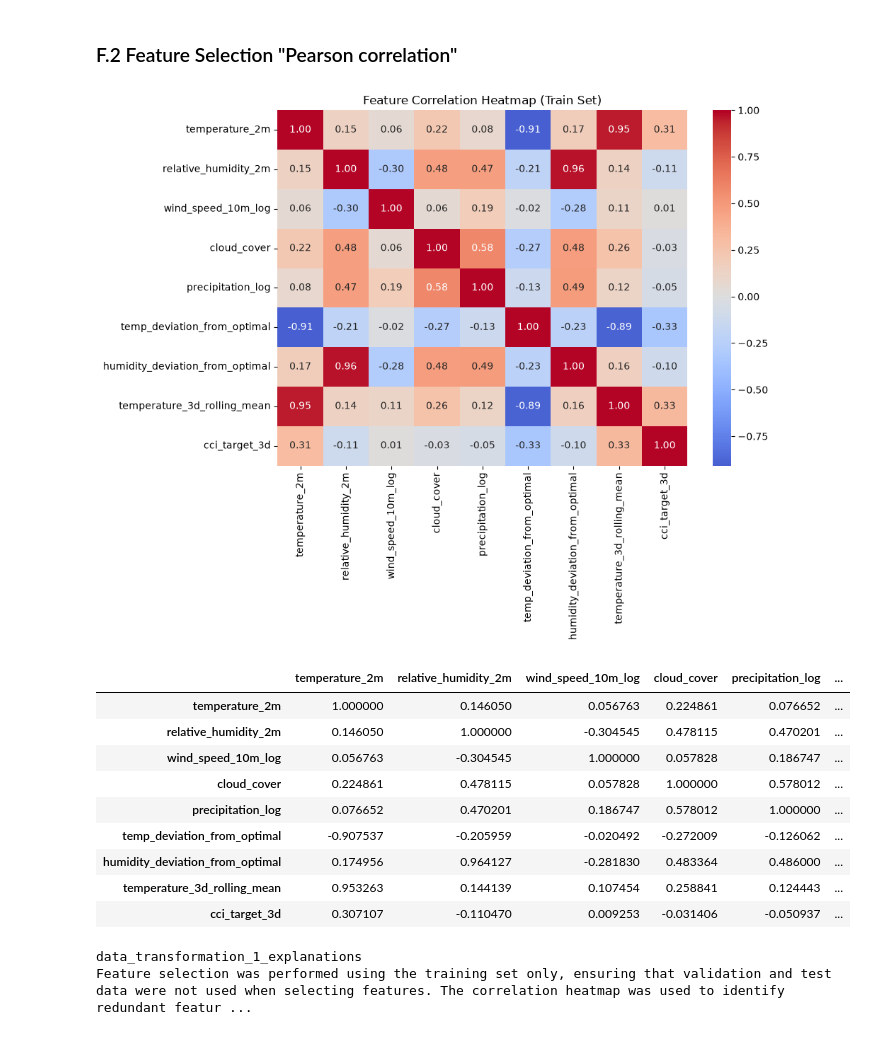
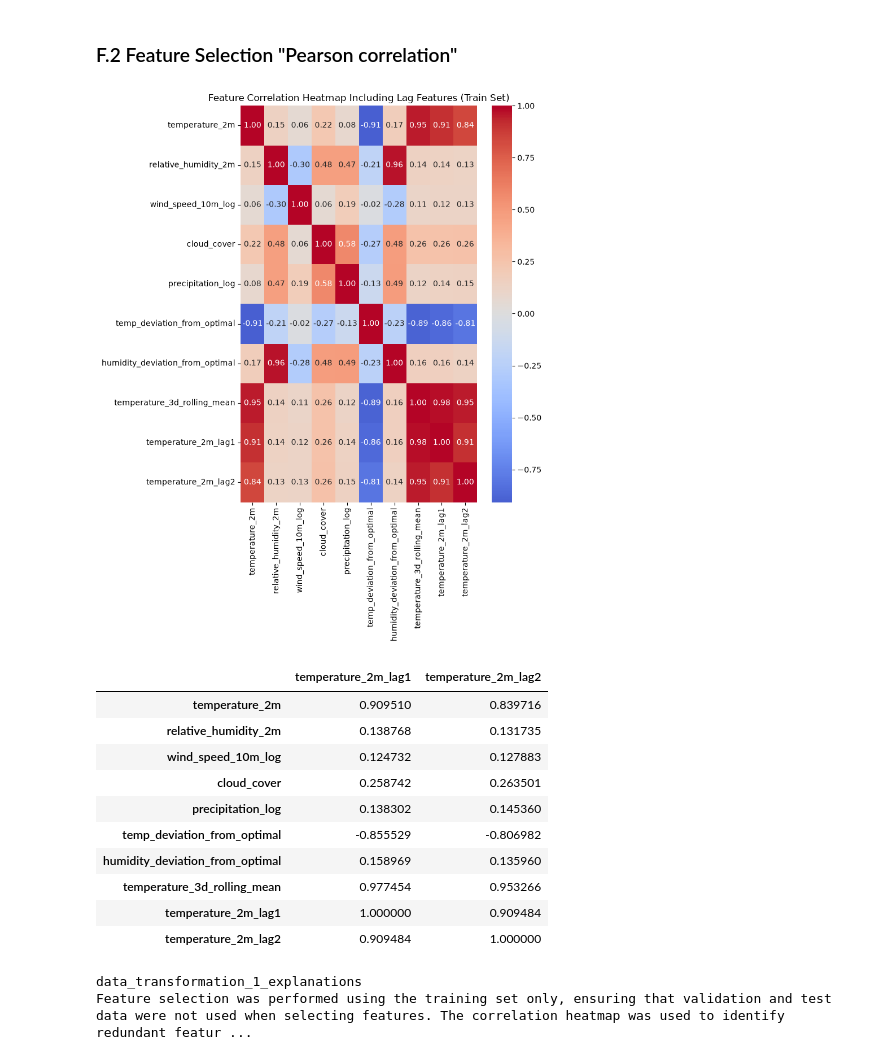
Before and after one commit to ParisaKalaki/36120-26SP-AT2-25969686-experiments, a Jupyter notebook: notebooks/comfort_climate/36120-26SP-AT2-25969686-comfort_climate.ipynb, the cells around one changed output. Saved outputs shown, nothing was run; the diff lists cells and outputs as text; code cells hidden in the pictures.

```diff
--- a/notebooks/comfort_climate/36120-26SP-AT2-25969686-comfort_climate.ipynb
+++ b/notebooks/comfort_climate/36120-26SP-AT2-25969686-comfort_climate.ipynb
@@ -1416,0 +1440,9 @@ Weather conditions have temporal persistence, meaning recent observations may co
+# %%
+
+# ------------------------------------------------------------
+#  E.4 New Feature `temperature_lag1`
+# ------------------------------------------------------------
+
+daily["temperature_2m_lag1"] = daily["temperature_2m"].shift(1)
+
+daily[["temperature_2m", "temperature_2m_lag1"]].describe()
@@ -1416,0 +1501,4 @@ Weather conditions have temporal persistence, meaning recent observations may co
+# %%
+daily["temperature_2m_lag2"] = daily["temperature_2m"].shift(2)
+
+daily[["temperature_2m", "temperature_2m_lag2"]].describe()
@@ -1524,41 +1670,41 @@ The dataset was split chronologically into train (70%), validation (15%), and te
 # %% [markdown]
 ### F.2 Feature Selection "Pearson correlation"
 # %%
-# Fit feature selection using TRAIN data only -- no leakage from val/test.
-candidate_features = [
-    "temperature_2m", "relative_humidity_2m", "wind_speed_10m_log",
-    "cloud_cover", "precipitation_log",
-    "temp_deviation_from_optimal", "humidity_deviation_from_optimal",
+candidate_features_with_lags = [
+    "temperature_2m",
+    "relative_humidity_2m",
+    "wind_speed_10m_log",
+    "cloud_cover",
+    "precipitation_log",
+    "temp_deviation_from_optimal",
+    "humidity_deviation_from_optimal",
     "temperature_3d_rolling_mean",
+    "temperature_2m_lag1",
+    "temperature_2m_lag2",
 ]
 
-corr_matrix = train_3d[candidate_features + ["cci_target_3d"]].corr()
+corr_with_lags = train[candidate_features_with_lags].corr()
 
-plt.figure(figsize=(10, 8))
-sns.heatmap(
-    corr_matrix,
-    annot=True,
-    fmt=".2f",
-    cmap="coolwarm",
-    center=0,
-)
-plt.title("Feature Correlation Heatmap (Train Set)")
+plt.figure(figsize=(8,10))
+sns.heatmap(corr_with_lags, annot=True, fmt=".2f", cmap="coolwarm", center=0)
+plt.title("Feature Correlation Heatmap Including Lag Features (Train Set)")
 plt.tight_layout()
 plt.show()
 
-corr_matrix
+corr_with_lags[["temperature_2m_lag1", "temperature_2m_lag2"]]
 # %% [output]
-[figure, old version]
+[figure, new version]
-|  | temperature_2m | relative_humidity_2m | wind_speed_10m_log | cloud_cover | precipitation_log | ... |
-| temperature_2m | 1.000000 | 0.146050 | 0.056763 | 0.224861 | 0.076652 | ... |
-| relative_humidity_2m | 0.146050 | 1.000000 | -0.304545 | 0.478115 | 0.470201 | ... |
-| wind_speed_10m_log | 0.056763 | -0.304545 | 1.000000 | 0.057828 | 0.186747 | ... |
-| cloud_cover | 0.224861 | 0.478115 | 0.057828 | 1.000000 | 0.578012 | ... |
-| precipitation_log | 0.076652 | 0.470201 | 0.186747 | 0.578012 | 1.000000 | ... |
-| temp_deviation_from_optimal | -0.907537 | -0.205959 | -0.020492 | -0.272009 | -0.126062 | ... |
-| humidity_deviation_from_optimal | 0.174956 | 0.964127 | -0.281830 | 0.483364 | 0.486000 | ... |
-| temperature_3d_rolling_mean | 0.953263 | 0.144139 | 0.107454 | 0.258841 | 0.124443 | ... |
-| cci_target_3d | 0.307107 | -0.110470 | 0.009253 | -0.031406 | -0.050937 | ... |
+|  | temperature_2m_lag1 | temperature_2m_lag2 |
+| temperature_2m | 0.909510 | 0.839716 |
+| relative_humidity_2m | 0.138768 | 0.131735 |
+| wind_speed_10m_log | 0.124732 | 0.127883 |
+| cloud_cover | 0.258742 | 0.263501 |
+| precipitation_log | 0.138302 | 0.145360 |
+| temp_deviation_from_optimal | -0.855529 | -0.806982 |
+| humidity_deviation_from_optimal | 0.158969 | 0.135960 |
+| temperature_3d_rolling_mean | 0.977454 | 0.953266 |
+| temperature_2m_lag1 | 1.000000 | 0.909484 |
+| temperature_2m_lag2 | 0.909484 | 1.000000 |
 # %%
 selected_features = [
     "temp_deviation_from_optimal",
```
Also changed, not shown: parts of 49 cells of this notebook, 1 other file.
